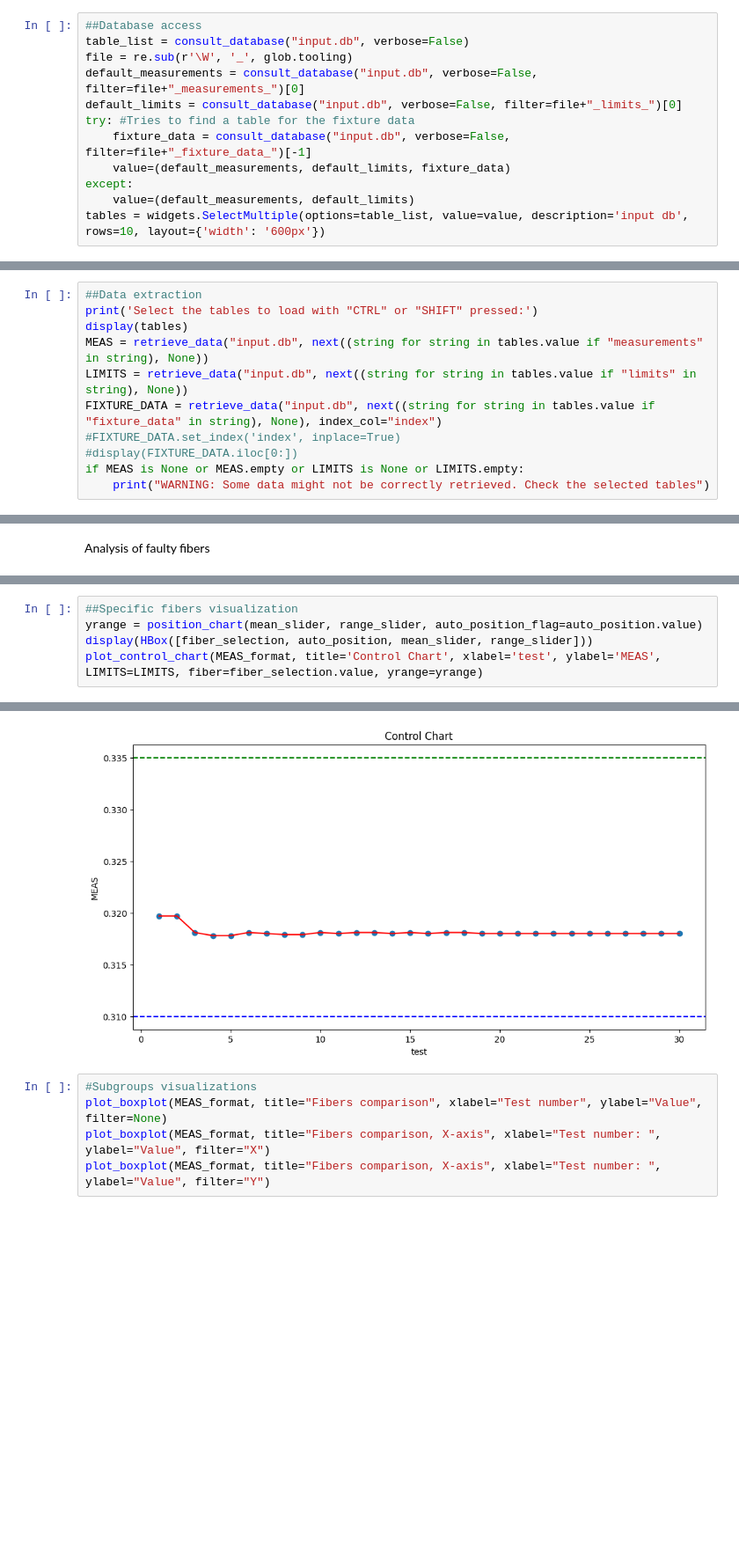
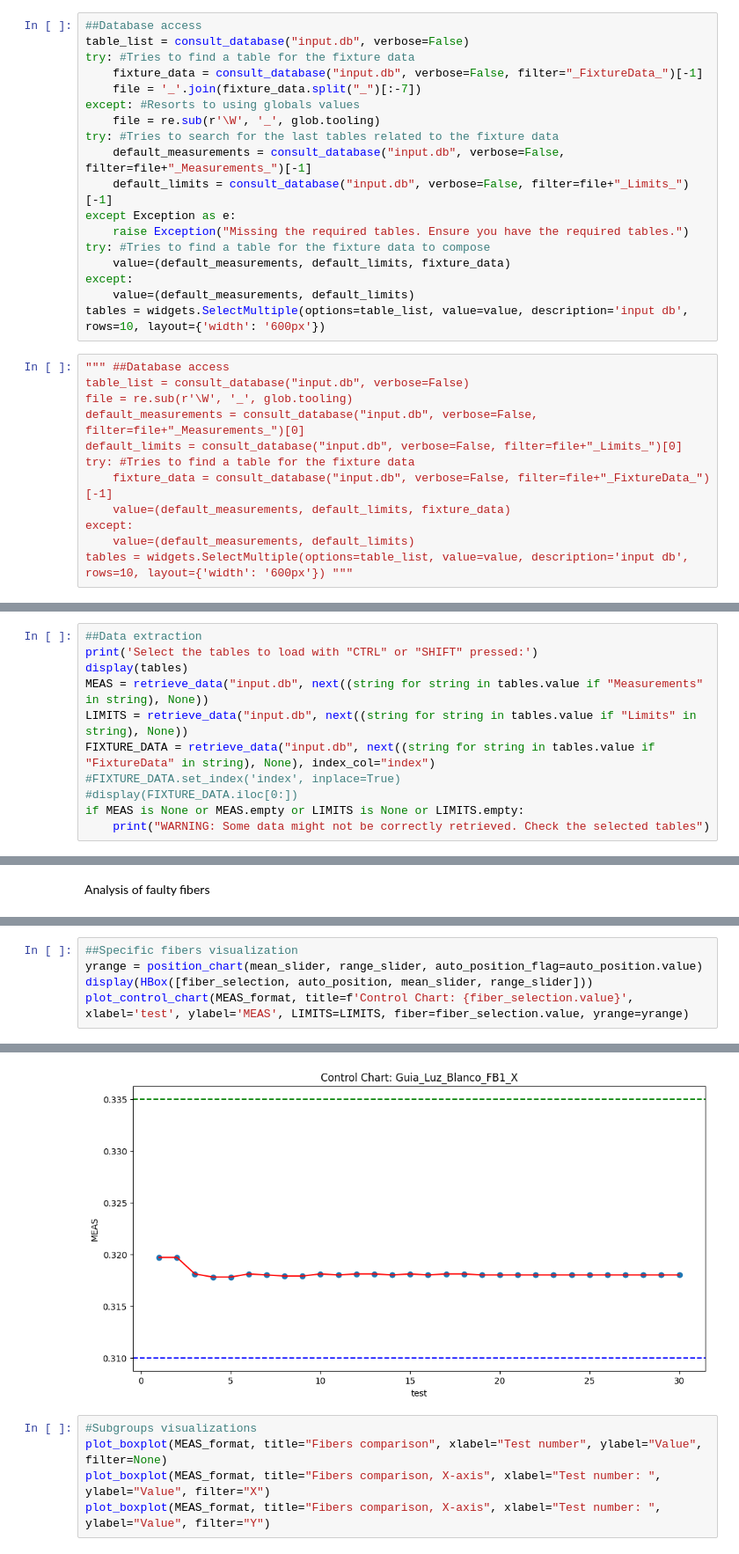
Before and after one commit to LucianoGP95/Python_Eiit_RyR, a Jupyter notebook: a2_Analyser/notebooks/a1_EDA.ipynb, the cells around one changed output, grey strips where cells are left out. Shown: that part at 88% size. Cells and saved outputs as stored; diff of their text form; blank space fills up the shorter version.

```diff
--- a/a2_Analyser/notebooks/a1_EDA.ipynb
+++ b/a2_Analyser/notebooks/a1_EDA.ipynb
@@ -21,15 +21,33 @@ range_slider = widgets.IntSlider(value=5, min=1, max=10, step=1, description='Y-
 # %% [output]
 Database *input.db* found in: c:\Users\luciano.galan\Desktop\Codebase\Python_Eiit_RyR\a2_Analyser\database\input.db
 Database *output.db* found in: c:\Users\luciano.galan\Desktop\Codebase\Python_Eiit_RyR\a2_Analyser\database\output.db
+# %%
+##Database access
+table_list = consult_database("input.db", verbose=False)
+try: #Tries to find a table for the fixture data
+    fixture_data = consult_database("input.db", verbose=False, filter="_FixtureData_")[-1]
+    file = '_'.join(fixture_data.split("_")[:-7])
+except: #Resorts to using globals values
+    file = re.sub(r'\W', '_', glob.tooling)
+try: #Tries to search for the last tables related to the fixture data
+    default_measurements = consult_database("input.db", verbose=False, filter=file+"_Measurements_")[-1]
+    default_limits = consult_database("input.db", verbose=False, filter=file+"_Limits_")[-1]
+except Exception as e:
+    raise Exception("Missing the required tables. Ensure you have the required tables.")
+try: #Tries to find a table for the fixture data to compose
+    value=(default_measurements, default_limits, fixture_data)
+except:
+    value=(default_measurements, default_limits)
+tables = widgets.SelectMultiple(options=table_list, value=value, description='input db', rows=10, layout={'width': '600px'})
 # %%
-##Database access
+""" ##Database access
 table_list = consult_database("input.db", verbose=False)
 file = re.sub(r'\W', '_', glob.tooling)
-default_measurements = consult_database("input.db", verbose=False, filter=file+"_measurements_")[0]
-default_limits = consult_database("input.db", verbose=False, filter=file+"_limits_")[0]
+default_measurements = consult_database("input.db", verbose=False, filter=file+"_Measurements_")[0]
+default_limits = consult_database("input.db", verbose=False, filter=file+"_Limits_")[0]
 try: #Tries to find a table for the fixture data
-    fixture_data = consult_database("input.db", verbose=False, filter=file+"_fixture_data_")[-1]
+    fixture_data = consult_database("input.db", verbose=False, filter=file+"_FixtureData_")[-1]
     value=(default_measurements, default_limits, fixture_data)
 except:
     value=(default_measurements, default_limits)
-tables = widgets.SelectMultiple(options=table_list, value=value, description='input db', rows=10, layout={'width': '600px'})
+tables = widgets.SelectMultiple(options=table_list, value=value, description='input db', rows=10, layout={'width': '600px'}) """
@@ -37,9 +57,9 @@ tables = widgets.SelectMultiple(options=table_list, value=value, description='in
 ##Data extraction
 print('Select the tables to load with "CTRL" or "SHIFT" pressed:')
 display(tables)
-MEAS = retrieve_data("input.db", next((string for string in tables.value if "measurements" in string), None))
-LIMITS = retrieve_data("input.db", next((string for string in tables.value if "limits" in string), None))
-FIXTURE_DATA = retrieve_data("input.db", next((string for string in tables.value if "fixture_data" in string), None), index_col="index")
+MEAS = retrieve_data("input.db", next((string for string in tables.value if "Measurements" in string), None))
+LIMITS = retrieve_data("input.db", next((string for string in tables.value if "Limits" in string), None))
+FIXTURE_DATA = retrieve_data("input.db", next((string for string in tables.value if "FixtureData" in string), None), index_col="index")
 #FIXTURE_DATA.set_index('index', inplace=True)
 #display(FIXTURE_DATA.iloc[0:])
 if MEAS is None or MEAS.empty or LIMITS is None or LIMITS.empty:
@@ -183,11 +202,11 @@ largest
 # %%
 ##Specific fibers visualization
 yrange = position_chart(mean_slider, range_slider, auto_position_flag=auto_position.value)
 display(HBox([fiber_selection, auto_position, mean_slider, range_slider]))
-plot_control_chart(MEAS_format, title='Control Chart', xlabel='test', ylabel='MEAS', LIMITS=LIMITS, fiber=fiber_selection.value, yrange=yrange)
+plot_control_chart(MEAS_format, title=f'Control Chart: {fiber_selection.value}', xlabel='test', ylabel='MEAS', LIMITS=LIMITS, fiber=fiber_selection.value, yrange=yrange)
 # %% [output]
 HBox(children=(Text(value='Guia_Luz_Blanco_FB1_X', description='Fiber label:', placeholder='Type the fiber lab…
-[figure, old version]
+[figure, new version]
 # %%
 #Subgroups visualizations
 plot_boxplot(MEAS_format, title="Fibers comparison", xlabel="Test number", ylabel="Value", filter=None)
```
Also changed, not shown: parts of 10 cells of this notebook, 6 other files.
